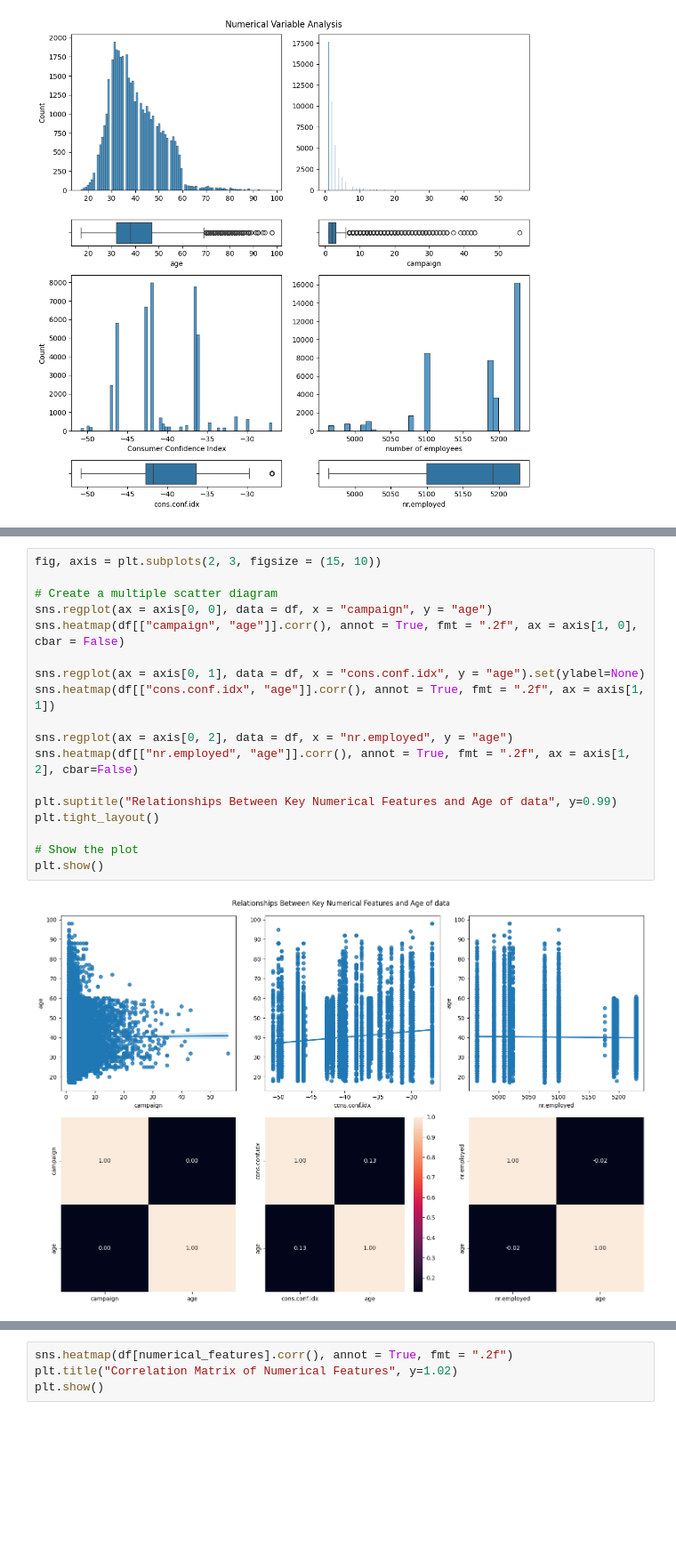
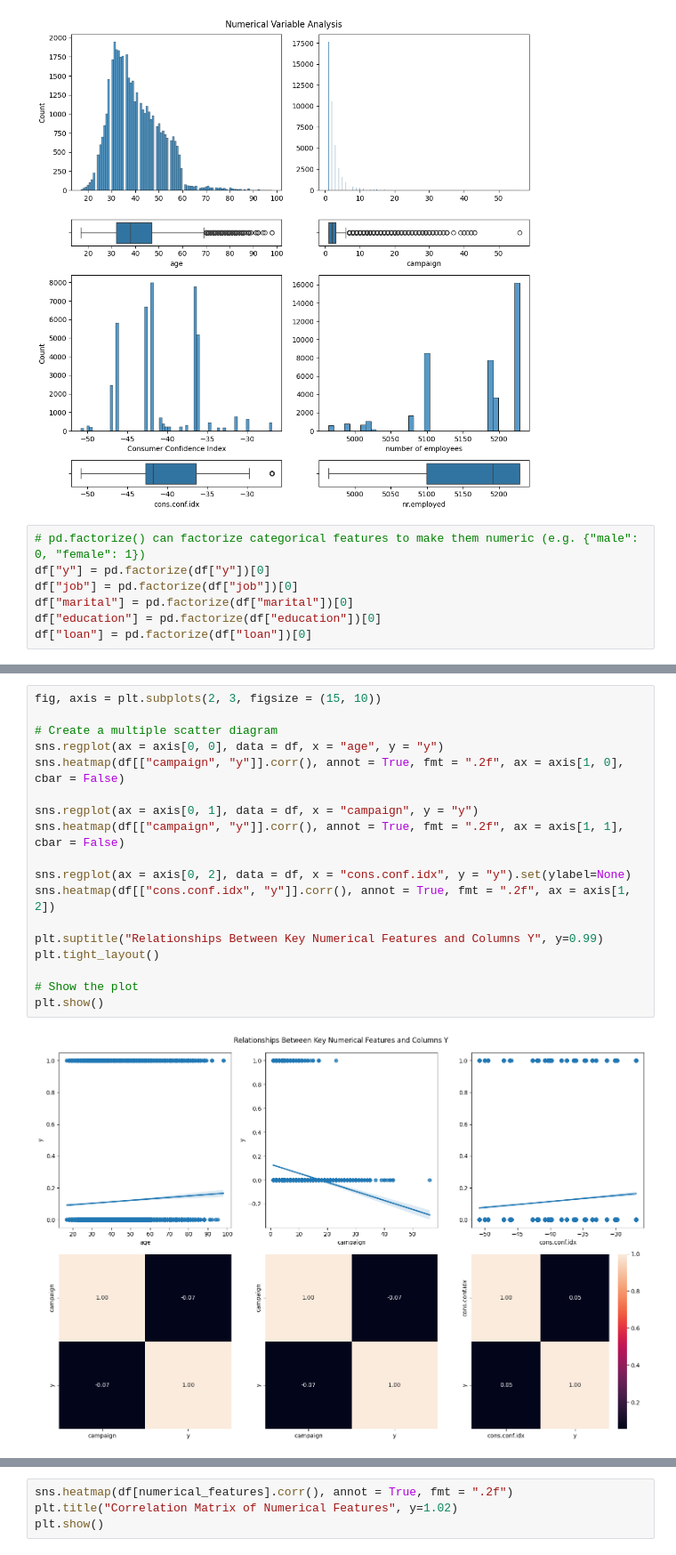
Before and after one commit to 4GeeksAcademy/SayLesAI, a Jupyter notebook: src/explore.ipynb, the cells around one changed output, grey strips where cells are left out. Shown at 89% size. Cells and saved outputs as stored; diff of their text form; blank space fills up the shorter version.

```diff
--- a/src/explore.ipynb
+++ b/src/explore.ipynb
@@ -278,6 +275,13 @@ plt.tight_layout()
 plt.show()
 # %% [output]
 [figure]
+# %%
+# pd.factorize() can factorize categorical features to make them numeric (e.g. {"male": 0, "female": 1})
+df["y"] = pd.factorize(df["y"])[0]
+df["job"] = pd.factorize(df["job"])[0]
+df["marital"] = pd.factorize(df["marital"])[0]
+df["education"] = pd.factorize(df["education"])[0]
+df["loan"] = pd.factorize(df["loan"])[0]
 # %%
 import numpy as np
 
@@ -299,23 +303,23 @@ plt.show()
 # %%
 fig, axis = plt.subplots(2, 3, figsize = (15, 10))
 
 # Create a multiple scatter diagram
-sns.regplot(ax = axis[0, 0], data = df, x = "campaign", y = "age")
-sns.heatmap(df[["campaign", "age"]].corr(), annot = True, fmt = ".2f", ax = axis[1, 0], cbar = False)
+sns.regplot(ax = axis[0, 0], data = df, x = "age", y = "y")
+sns.heatmap(df[["campaign", "y"]].corr(), annot = True, fmt = ".2f", ax = axis[1, 0], cbar = False)
 
-sns.regplot(ax = axis[0, 1], data = df, x = "cons.conf.idx", y = "age").set(ylabel=None)
-sns.heatmap(df[["cons.conf.idx", "age"]].corr(), annot = True, fmt = ".2f", ax = axis[1, 1])
+sns.regplot(ax = axis[0, 1], data = df, x = "campaign", y = "y")
+sns.heatmap(df[["campaign", "y"]].corr(), annot = True, fmt = ".2f", ax = axis[1, 1], cbar = False)
 
-sns.regplot(ax = axis[0, 2], data = df, x = "nr.employed", y = "age")
-sns.heatmap(df[["nr.employed", "age"]].corr(), annot = True, fmt = ".2f", ax = axis[1, 2], cbar=False)
+sns.regplot(ax = axis[0, 2], data = df, x = "cons.conf.idx", y = "y").set(ylabel=None)
+sns.heatmap(df[["cons.conf.idx", "y"]].corr(), annot = True, fmt = ".2f", ax = axis[1, 2])
 
-plt.suptitle("Relationships Between Key Numerical Features and Age of data", y=0.99)
+plt.suptitle("Relationships Between Key Numerical Features and Columns Y", y=0.99)
 plt.tight_layout()
 
 # Show the plot
 plt.show()
 # %% [output]
-[figure, old version]
+[figure, new version]
 # %%
 sns.pairplot(data = df[numerical_features])
 plt.suptitle("Pairplot of Numerical Features and bank marketing campaign data", y=1.02, fontsize=16)
```
Also changed, not shown: parts of 31 cells of this notebook, 1 other file.
